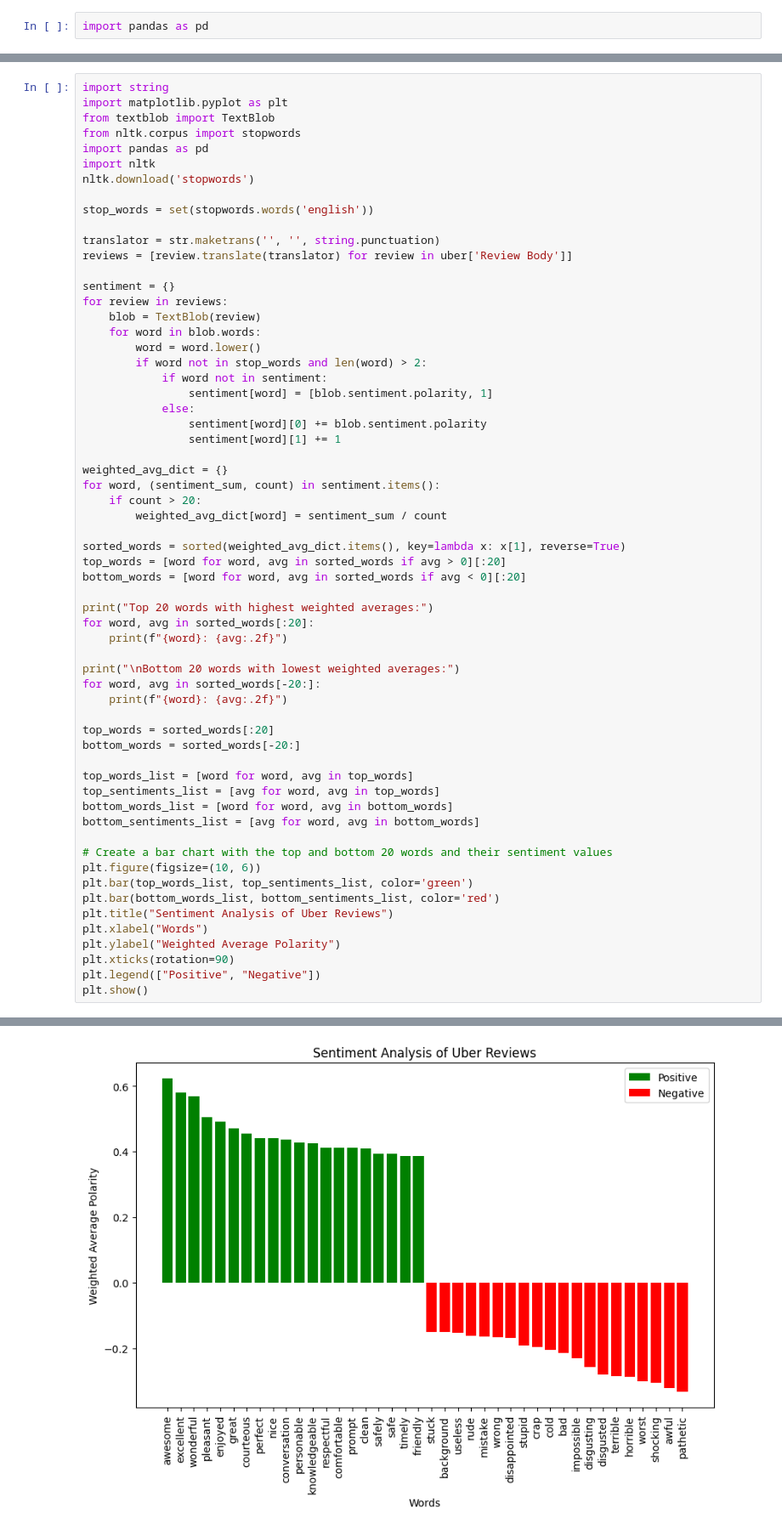
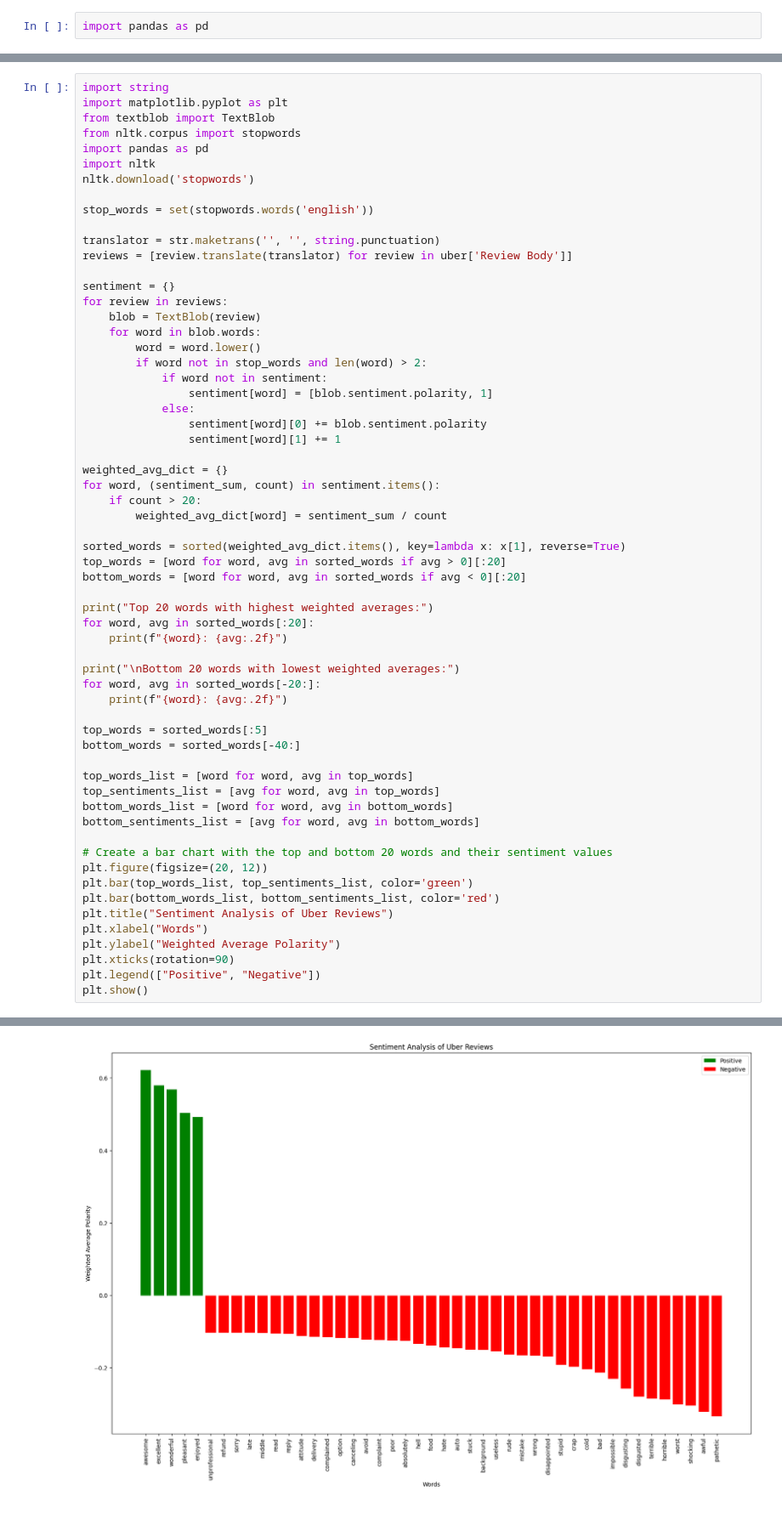
Before and after one commit to evkes/CPSC-4300-Gig-Economy, a Jupyter notebook: checkpoint2.ipynb, the cells around one changed output, grey strips where cells are left out. Shown: that part at 85% size. Saved outputs shown, nothing was run; the diff lists cells and outputs as text.

```diff
--- a/checkpoint2.ipynb
+++ b/checkpoint2.ipynb
@@ -80,8 +80,8 @@ print("\nBottom 20 words with lowest weighted averages:")
 for word, avg in sorted_words[-20:]:
     print(f"{word}: {avg:.2f}")
 
-top_words = sorted_words[:20]
-bottom_words = sorted_words[-20:]
+top_words = sorted_words[:5]
+bottom_words = sorted_words[-40:]
 
 top_words_list = [word for word, avg in top_words]
 top_sentiments_list = [avg for word, avg in top_words]
@@ -89,34 +89,34 @@ bottom_words_list = [word for word, avg in bottom_words]
 bottom_sentiments_list = [avg for word, avg in bottom_words]
 
 # Create a bar chart with the top and bottom 20 words and their sentiment values
-plt.figure(figsize=(10, 6))
+plt.figure(figsize=(20, 12))
 plt.bar(top_words_list, top_sentiments_list, color='green')
 plt.bar(bottom_words_list, bottom_sentiments_list, color='red')
 plt.title("Sentiment Analysis of Uber Reviews")
 plt.xlabel("Words")
 plt.ylabel("Weighted Average Polarity")
 plt.xticks(rotation=90)
 plt.legend(["Positive", "Negative"])
 plt.show()
 # %% [output]
 [nltk_data] Downloading package stopwords to
 [nltk_data]     C:\Users\evkes\AppData\Roaming\nltk_data...
 [nltk_data]   Package stopwords is already up-to-date!
 Top 20 words with highest weighted averages:
 awesome: 0.62
 excellent: 0.58
 wonderful: 0.57
 pleasant: 0.50
 enjoyed: 0.49
 great: 0.47
 courteous: 0.46
 perfect: 0.44
 nice: 0.44
 conversation: 0.44
 personable: 0.43
 ... (27 lines left out)
 worst: -0.30
 shocking: -0.30
 awful: -0.32
 pathetic: -0.33
-[figure, old version]
+[figure, new version]
```
Also changed, not shown: 1 other file.
